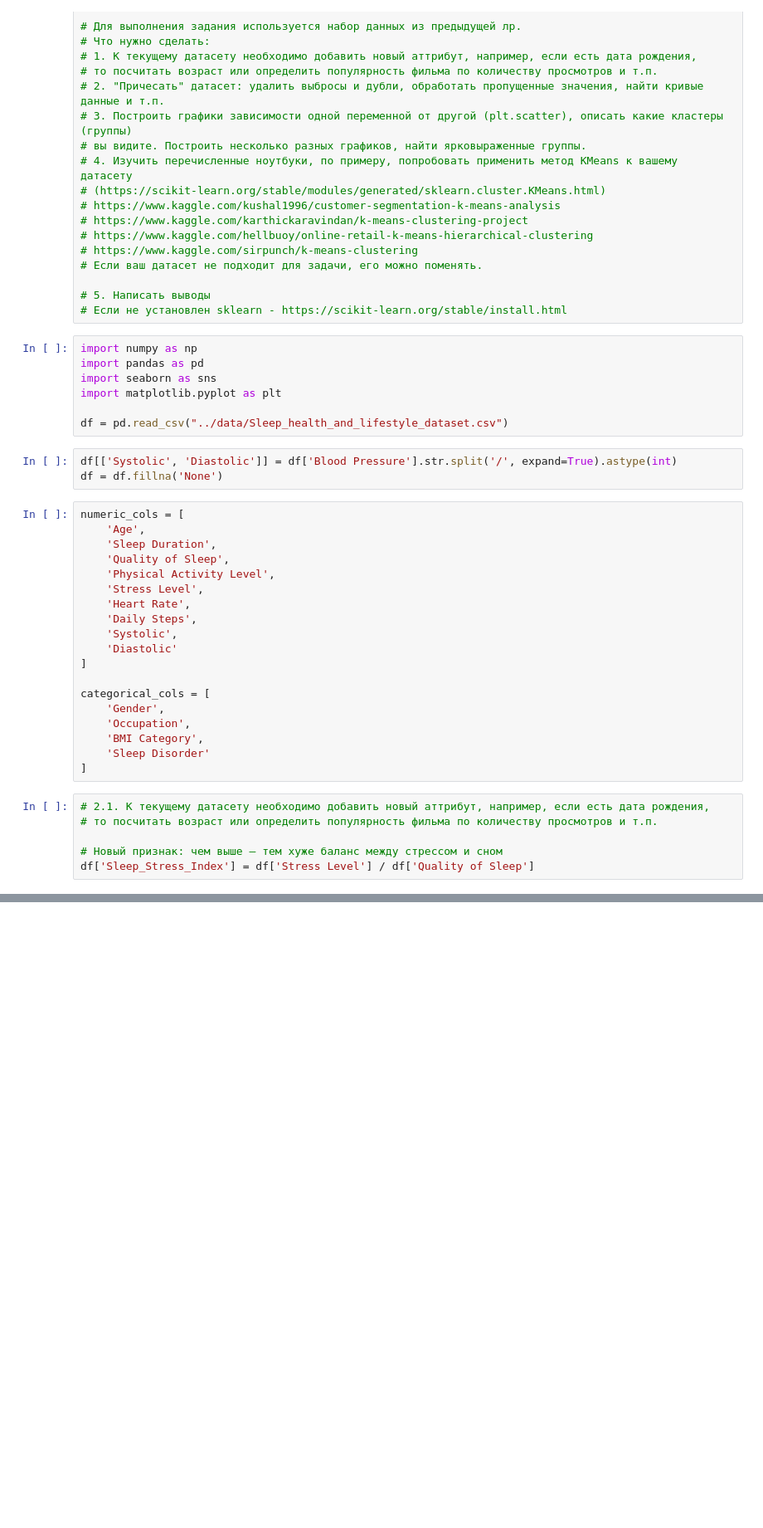
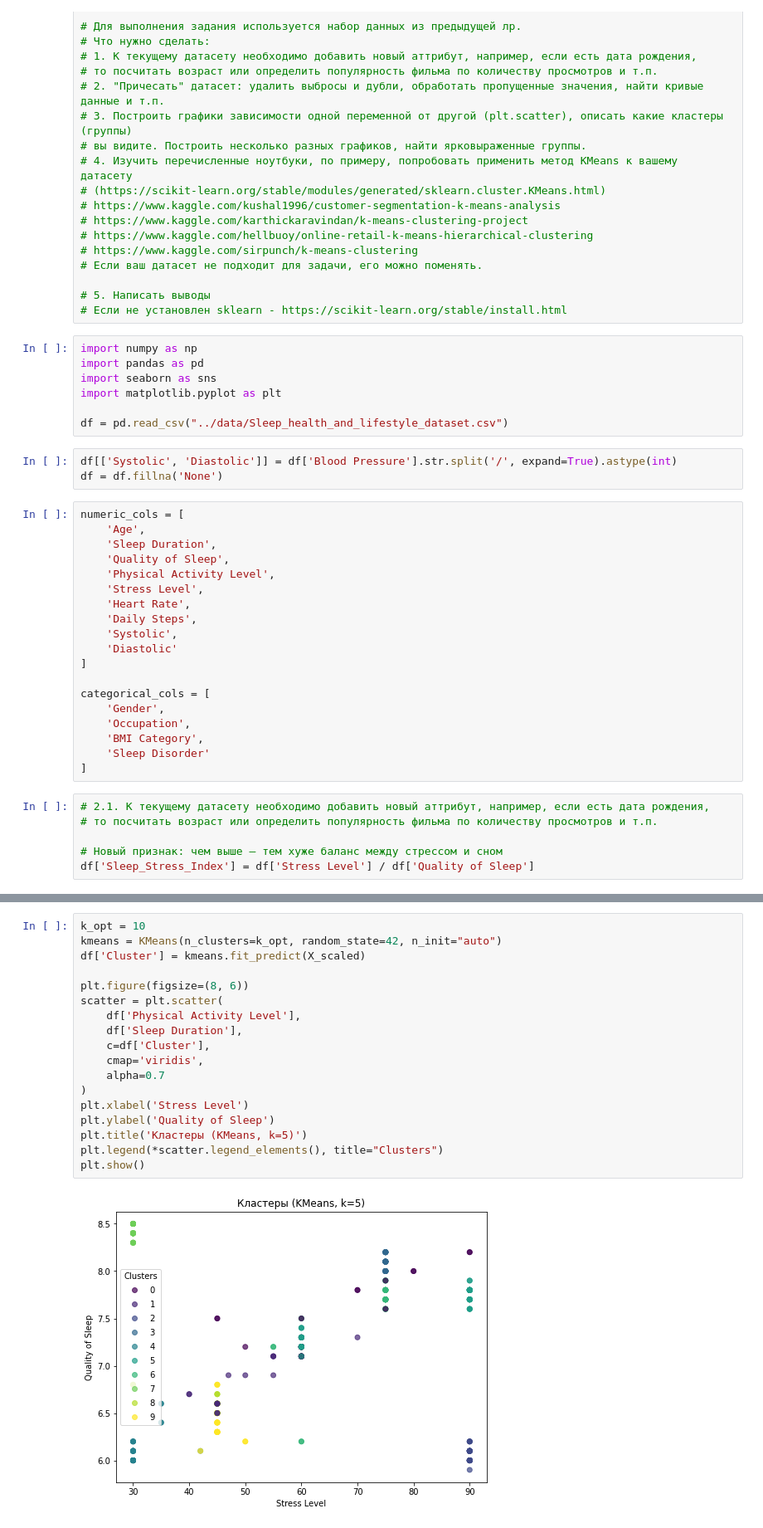
Before and after one commit to Bailuk-Anton/ML, a Jupyter notebook: src/Lab2.ipynb, the cells around one changed output, grey strips where cells are left out. Shown at 83% size. Drawn from its saved outputs; the diff is of its cells as text; blank space fills up the shorter version.

```diff
--- a/src/Lab2.ipynb
+++ b/src/Lab2.ipynb
@@ -167,3 +188,23 @@ plt.show()
+# %%
+k_opt = 10
+kmeans = KMeans(n_clusters=k_opt, random_state=42, n_init="auto")
+df['Cluster'] = kmeans.fit_predict(X_scaled)
+
+plt.figure(figsize=(8, 6))
+scatter = plt.scatter(
+    df['Physical Activity Level'],
+    df['Sleep Duration'],
+    c=df['Cluster'],
+    cmap='viridis',
+    alpha=0.7
+)
+plt.xlabel('Stress Level')
+plt.ylabel('Quality of Sleep')
+plt.title('Кластеры (KMeans, k=5)')
+plt.legend(*scatter.legend_elements(), title="Clusters")
+plt.show()
+# %% [output]
+[figure, added]
 # %%
 cluster_summary = df.groupby('Cluster')[features].mean()
 print(cluster_summary)
```
Also changed, not shown: parts of 8 cells of this notebook, 1 other file.
